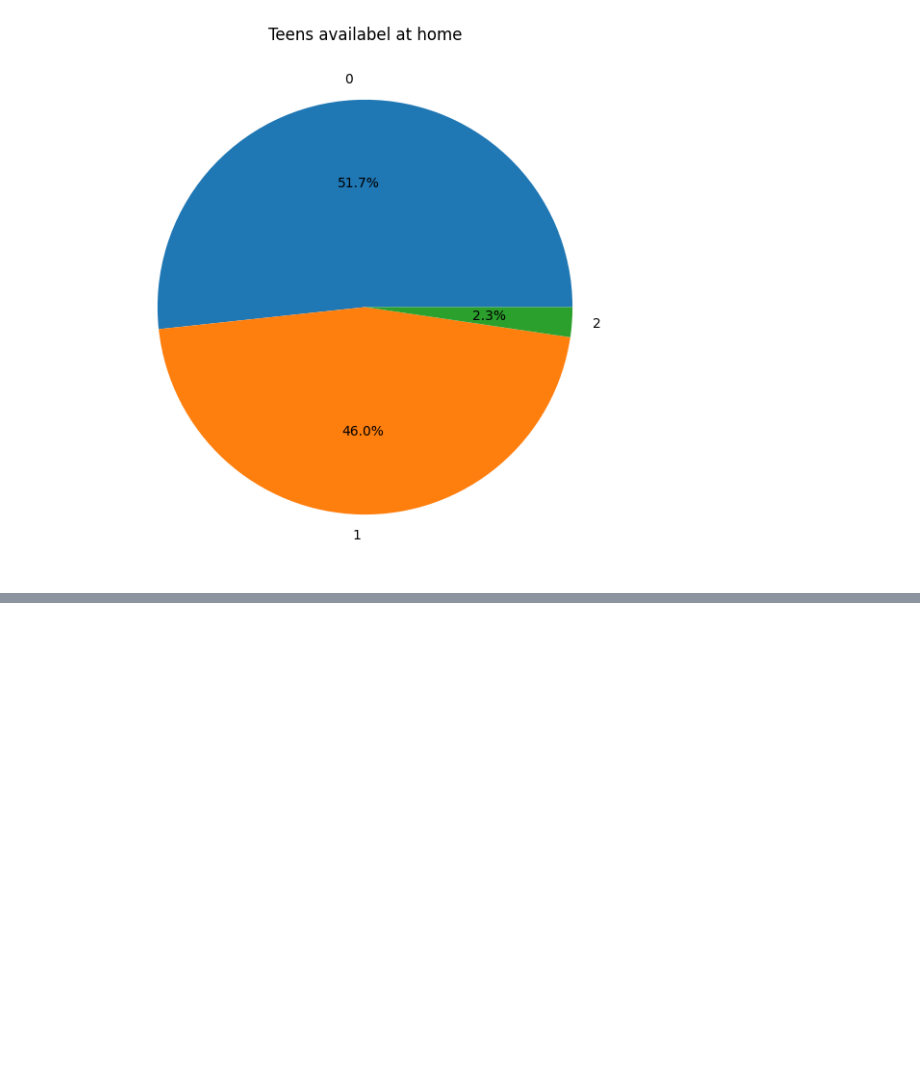
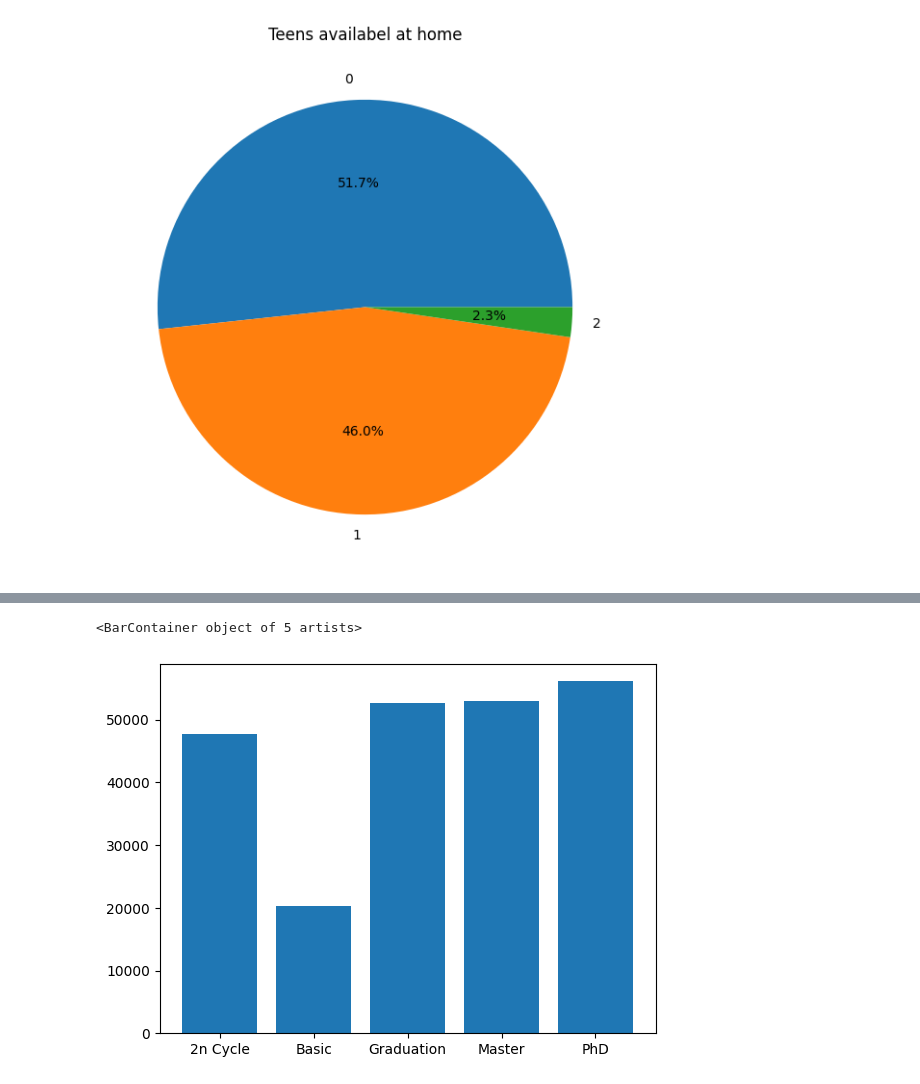
Before and after one commit to ShravanJadhav/CustomerPersonality_Analysis, a Jupyter notebook: CustomerPersonality.ipynb, the cells around one changed output, grey strips where cells are left out. Saved outputs shown, nothing was run; the diff lists cells and outputs as text; code cells hidden in the pictures; blank space fills up the shorter version.

```diff
--- a/CustomerPersonality.ipynb
+++ b/CustomerPersonality.ipynb
@@ -265,0 +307,7 @@ plt.show()
+# %%
+#Find Education wise income mean
+education_income = dataset.groupby('Education')['Income'].mean()
+plt.bar(education_income.index, round(education_income,2))
+# %% [output]
+<BarContainer object of 5 artists>
+[figure, added]
```
Also changed, not shown: parts of 7 cells of this notebook.
